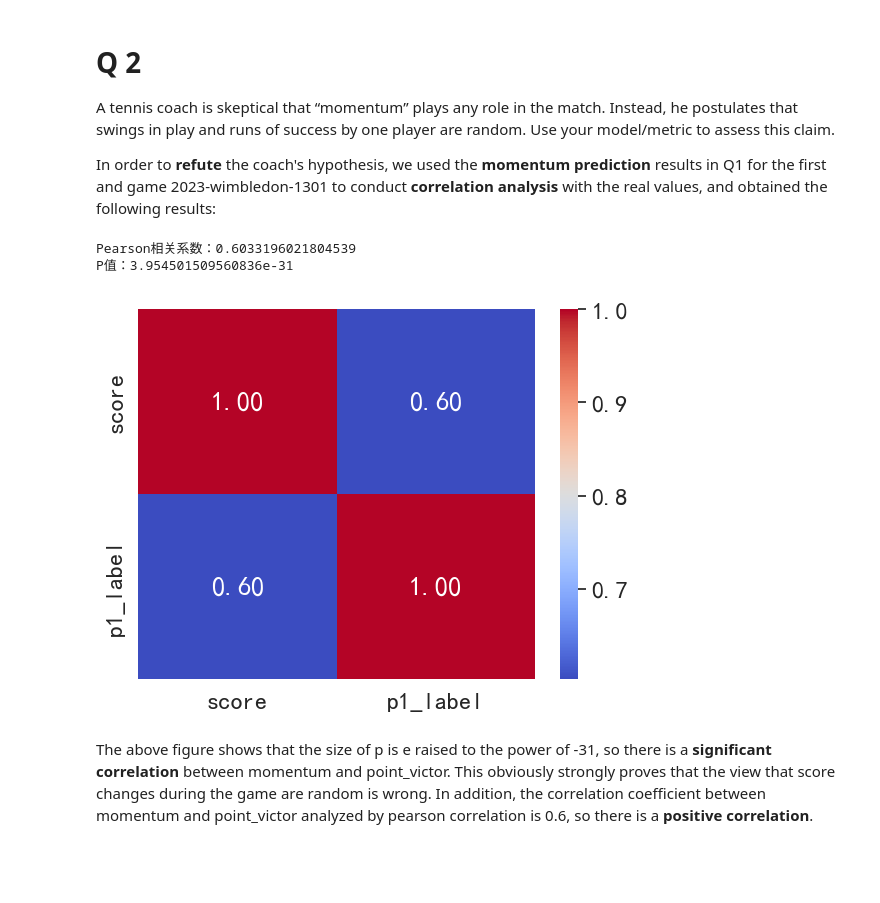
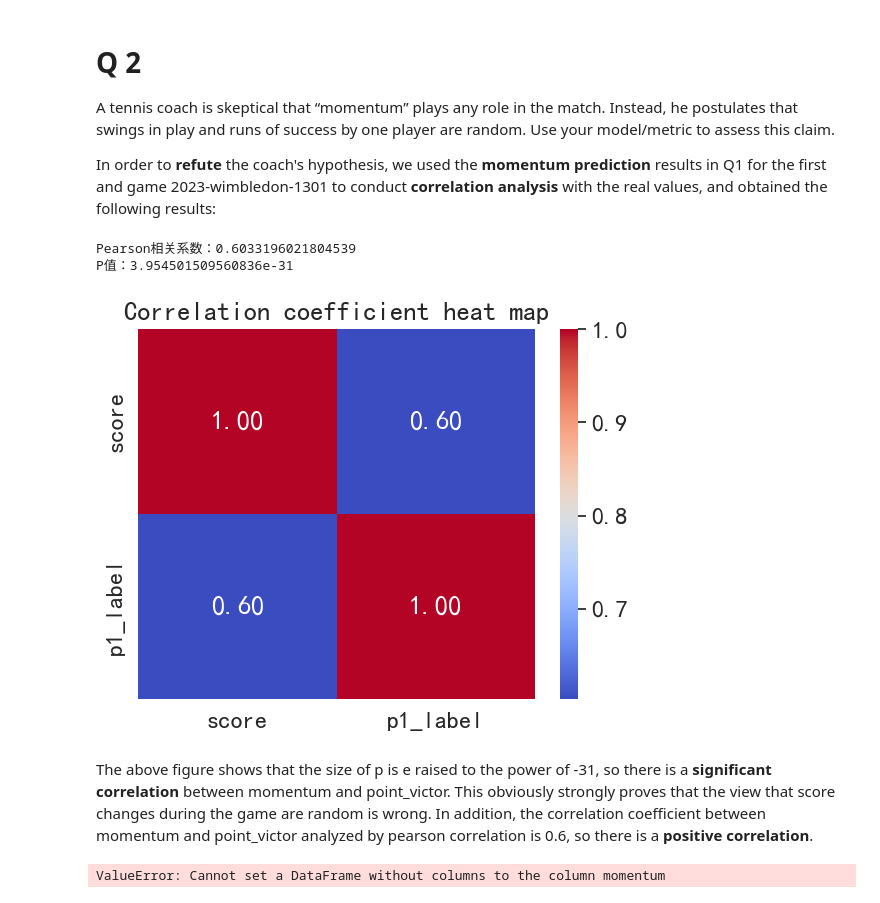
Before and after one commit to Jack-Huang02/MCM-C-Momentum-in-Tennis, a Jupyter notebook: tennis.ipynb, the cells around one changed output. Saved outputs shown, nothing was run; the diff lists cells and outputs as text; code cells hidden in the pictures; blank space fills up the shorter version.

```diff
--- a/tennis.ipynb
+++ b/tennis.ipynb
@@ -38,6 +41,8 @@ Therefore, we will process the original data to obtain the following **evaluatio
 # %%
 path = 'E:\MEM-Problem-C\data\data_processed.csv'
 dataset = pd.read_csv(path)
-dataset = dataset.drop(['match_id'], axis=1)
+dataset = dataset.drop(['match_id'], axis=1) # dataset drop了match_id这一列
 data = pd.read_csv(path)
-dataset = dataset[:6950]
+dataset = dataset[300:] # dataset目前剔除了第一把比赛的数据
+data # data目前是所有数据
+print(dataset)
@@ -239,20 +297,28 @@ In order to **refute** the coach's hypothesis, we used the **momentum prediction
 # %%
 from scipy.stats import pearsonr
 
 data1 = pd.read_csv('pred.csv')
 correlation_coefficient, p_value = pearsonr(data1['score'], data1['p1_label'])
 correlation_matrix = data1.corr()
 # 打印结果
 print(f"Pearson相关系数：{correlation_coefficient}")
 print(f"P值：{p_value}")
 sns.heatmap(correlation_matrix, annot=True, cmap='coolwarm', fmt=".2f")
+plt.title('Correlation coefficient heat map')
+plt.savefig('results\\Correlation coefficient heat map.png',dpi=500,bbox_inches='tight')
 plt.show()
 # %% [output]
 Pearson相关系数：0.6033196021804539
 P值：3.954501509560836e-31
-[figure, old version]
+[figure, new version]
 # %% [markdown]
 The above figure shows that the size of p is e raised to the power of -31, so there is a **significant correlation** between
 momentum and point_victor. This obviously strongly proves that the view that score changes during the game are random is wrong. In
 addition, the correlation coefficient between momentum and point_victor analyzed by pearson correlation is 0.6, so there is a
 **positive correlation**.
+# %%
+mdata = pd.read_csv('momentum.csv')
+mdata['momentum'] = pd.DataFrame()
+mdata
+# %% [output]
+ValueError: Cannot set a DataFrame without columns to the column momentum
```
Also changed, not shown: parts of 11 cells of this notebook, 5 other files.
